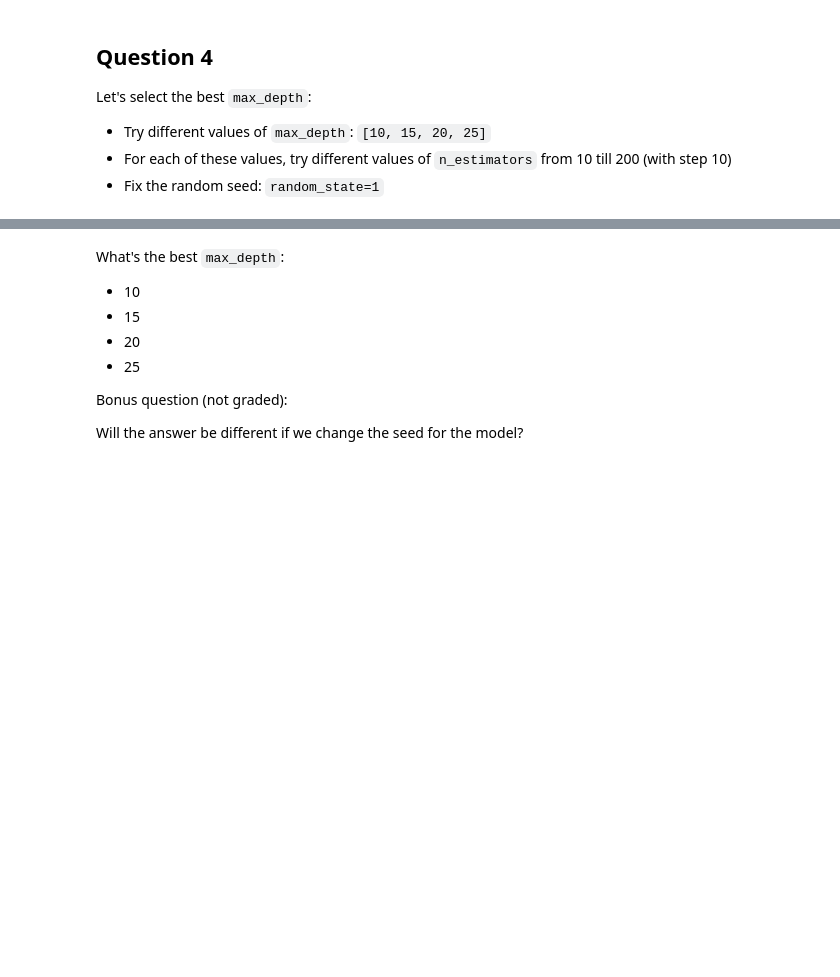
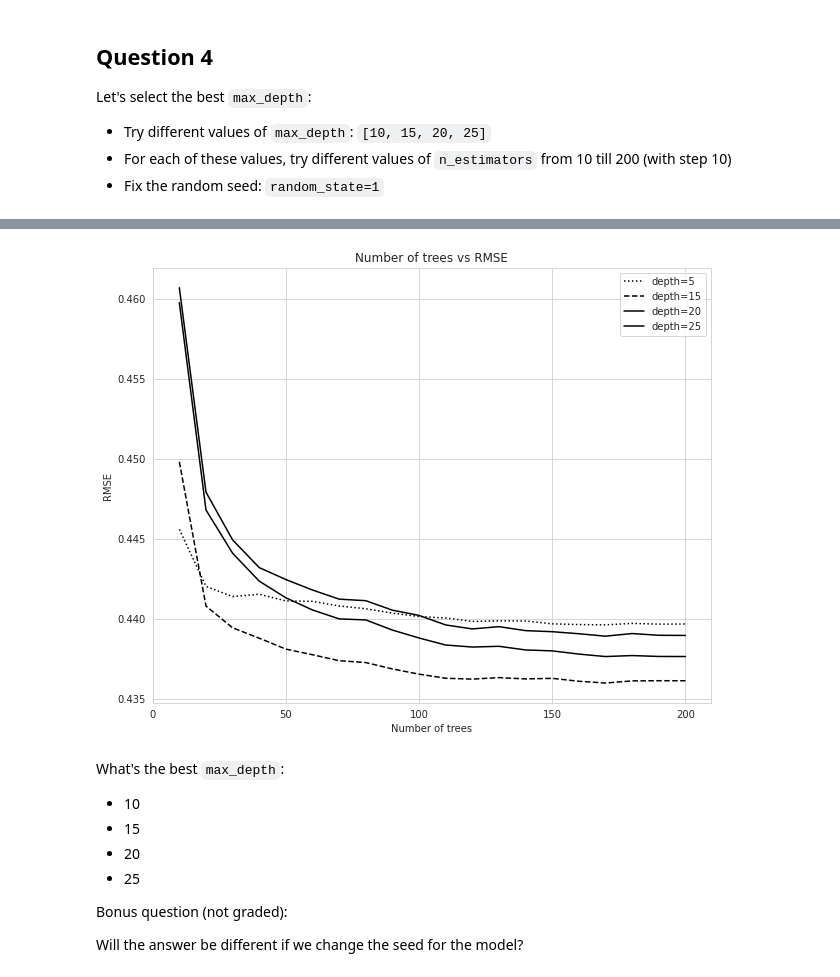
Before and after one commit to aenoboa1/ML-Zoomcamp-Homeworks, a Jupyter notebook: WEEK 6/homework-6-starter.ipynb, the cells around one changed output, grey strips where cells are left out. Saved outputs shown, nothing was run; the diff lists cells and outputs as text; code cells hidden in the pictures; blank space fills up the shorter version.

```diff
--- a/WEEK 6/homework-6-starter.ipynb
+++ b/WEEK 6/homework-6-starter.ipynb
@@ -152,3 +254,25 @@ Let's select the best `max_depth`:
 * Try different values of `max_depth`: `[10, 15, 20, 25]`
 * For each of these values, try different values of `n_estimators` from 10 till 200 (with step 10)
 * Fix the random seed: `random_state=1`
+# %%
+#Tunning the max_depth parameter:
+
+
+all_rmse = {} # DICT OF VALUES
+
+
+for depth in [10, 15, 20, 25]:
+    print('depth: %s' % depth)
+    rmse = []
+    for i in range(10, 201, 10):
+        rf = RandomForestRegressor(n_estimators=i,max_depth=depth,random_state=1,n_jobs=-1)
+        rf.fit(X_train, y_train)
+        y_pred = rf.predict(X_val)
+
+        rms = mean_squared_error(y_val, y_pred, squared=False)
+        rmse.append(rms)
+        print('%s -> %.3f' % (i, round(rms,3)))
+
+
+    all_rmse[depth] = rmse
+    print()
@@ -155,3 +297,28 @@ Let's select the best `max_depth`:
+# %%
+# Number of trees VS ROC AND MAX DEPTH
+
+plt.figure(figsize=((10,8)))
+
+num_trees = list(range(10, 201, 10))
+
+plt.plot(num_trees, all_rmse[10], label='depth=5', color='black', linestyle='dotted')
+plt.plot(num_trees, all_rmse[15], label='depth=15', color='black', linestyle='dashed')
+plt.plot(num_trees, all_rmse[20], label='depth=20', color='black', linestyle='solid')
+plt.plot(num_trees, all_rmse[25], label='depth=25', color='black', linestyle='solid')
+
+
+plt.xticks(range(0, 201, 50))
+plt.legend()
+
+plt.title('Number of trees vs RMSE')
+plt.xlabel('Number of trees')
+plt.ylabel('RMSE')
+
+# plt.savefig('ch06-figures/06_random_forest_n_estimators_depth.svg')
+
+plt.show()
+# %% [output]
+[figure, added]
 # %% [markdown]
 What's the best `max_depth`:
 
```
Also changed, not shown: parts of 33 cells of this notebook, 2 other files.
